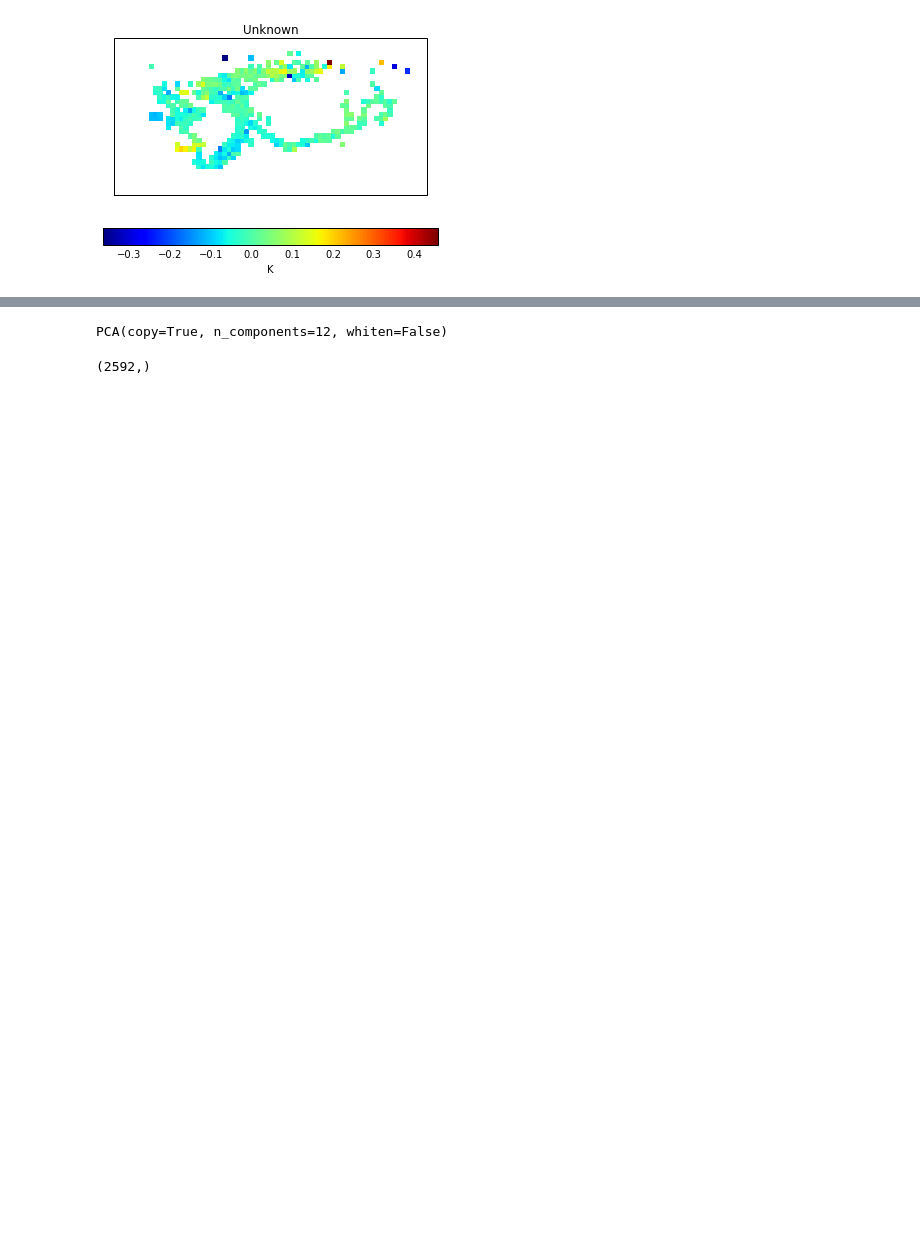
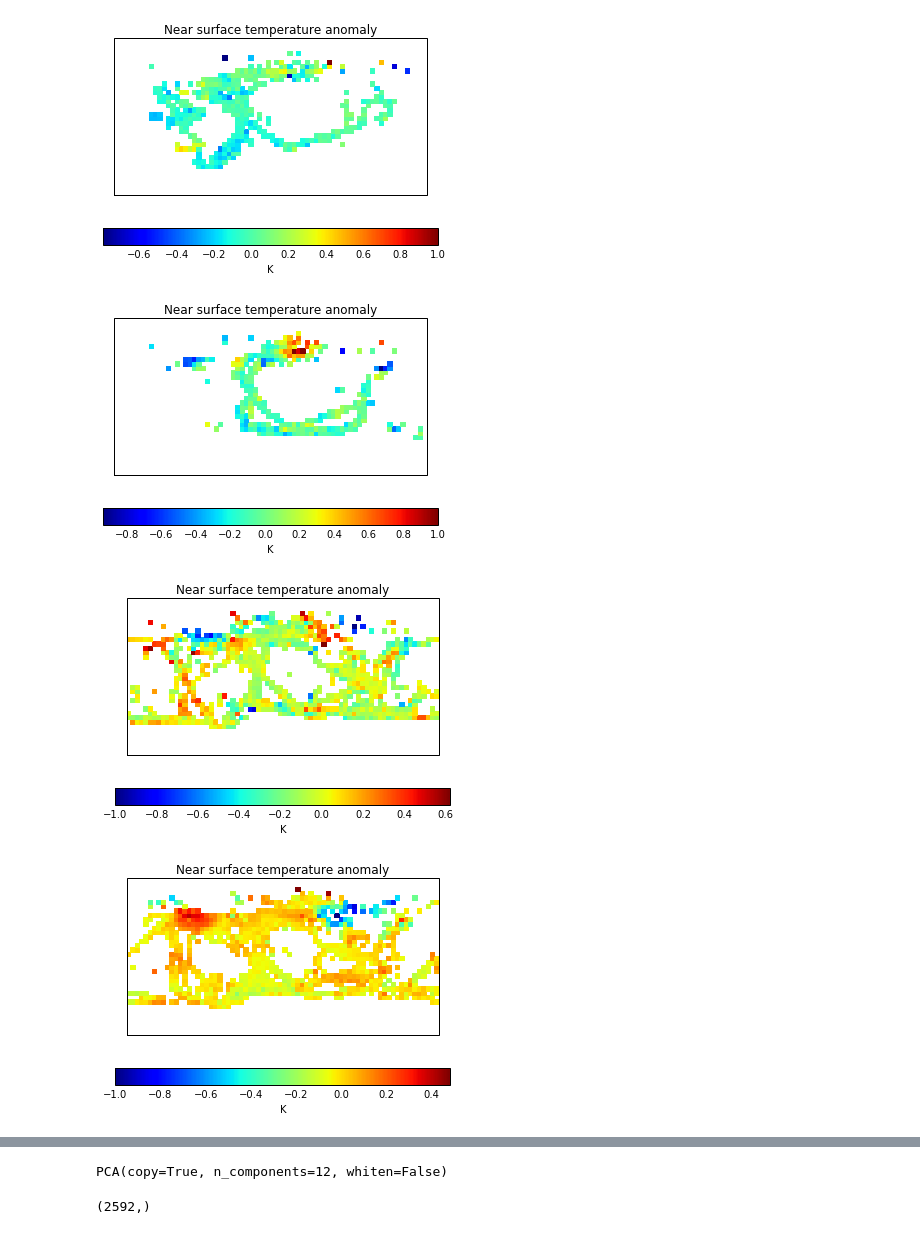
Before and after one commit to informatics-lab/hadobs-sandpit, a Jupyter notebook: pca.ipynb, the cells around one changed output, grey strips where cells are left out. Drawn from its saved outputs; the diff is of its cells as text; code cells hidden in the pictures; blank space fills up the shorter version.

```diff
--- a/pca.ipynb
+++ b/pca.ipynb
@@ -64,5 +39,9 @@ X = norm_temp1.data.filled().reshape(1995, 72*36)
-# %%
-qplt.pcolormesh(norm_temp1[1,:,:])
-plt.show()
-# %% [output]
-[figure, removed]
+# %%
+for i in [1,200,400,600,800,1000]:
+    qplt.pcolormesh(temps[0][i,:,:])
+    plt.show()
+# %% [output]
+[figure, added]
+[figure, added]
+[figure, added]
+[figure, added]
```
Also changed, not shown: parts of 17 cells of this notebook, 6 other files.
